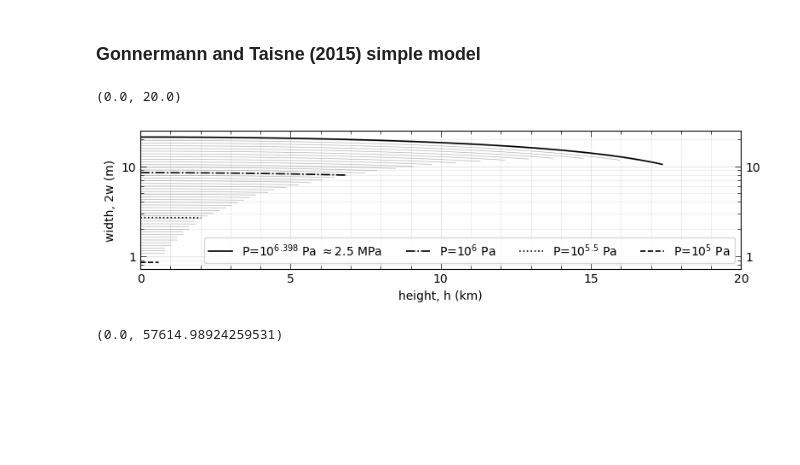
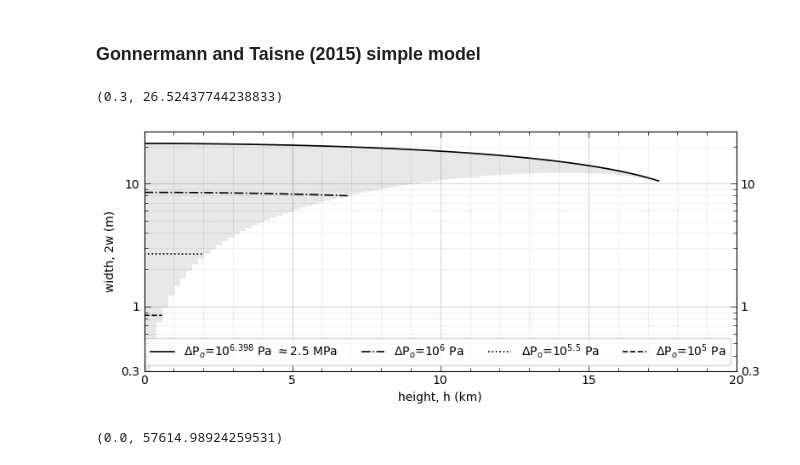
Before and after one commit to CottomR-et-al/Europa-ice-ocean-exchange, a Jupyter notebook: F25_Dikes_Europa.ipynb, the cells around one changed output. Saved outputs shown, nothing was run; the diff lists cells and outputs as text; code cells hidden in the pictures; blank space fills up the shorter version.

```diff
--- a/F25_Dikes_Europa.ipynb
+++ b/F25_Dikes_Europa.ipynb
@@ -485,9 +485,17 @@ keptdata = df[["Dike", "Composition","Length (m)", "Thickness (m)"]]
 silicic = df[df["Composition"] == "Silicic"]
 basaltic = df[df["Composition"] == "Basaltic"]
 # %%
-icedikes=[["6", 2.5, 30e3],
-          ["4", 0.25, 30e3],
-          ["2", 0.025, 30e3]]
+# Lister (1990) dike model
+# icedikes_L=[["6", 2.5, 20e3],
+#           ["4", 0.25, 20e3],
+#           ["2", 0.025, 30e3]]
+# cols = ["Dike", "Thickness (m)", "Length (m)"]
+# icedikes_L = pd.DataFrame(icedikes_L, columns=cols)
+
+# Gonnermann & Taisne (2015) dike model
+icedikes_GT=[["6.398", 11, 17.4e3],
+          ["6", 8.5, 6.8e3],
+          ["5.5", 2.8, 2e3]]
 cols = ["Dike", "Thickness (m)", "Length (m)"]
-icedikes = pd.DataFrame(icedikes, columns=cols)
+icedikes_GT = pd.DataFrame(icedikes_GT, columns=cols)
 # %%
@@ -499,13 +507,14 @@ Length (m)       30000.0
 Name: 0, dtype: object
 # %%
 # dike geometries comparison with literature
-heights = np.linspace(1e2, 100e3, 100) # m
+heights = np.linspace(1e2, 100e3, 100)
 plt.figure()
 plt.plot(basaltic["Length (m)"], basaltic["Thickness (m)"], 'x', color='red', label='Basaltic dikes')
 plt.plot(silicic["Length (m)"], silicic["Thickness (m)"], 'x', color='black', label='Silicic dikes')
-for i in range(len(icedikes)):
-    plt.plot(icedikes.iloc[i,2], icedikes.iloc[i,1], 's', ms=4, color='blue')
-    plt.text(icedikes.iloc[i,2], icedikes.iloc[i,1], f'10$^{{{icedikes.iloc[i,0]}}}$ m$^3$/s', fontsize=10, ha='right', va='top')
+for i in range(len(icedikes_GT)):
+    plt.plot(icedikes_GT.iloc[i,2], icedikes_GT.iloc[i,1], 's', ms=4, color='blue')
+    plt.text(icedikes_GT.iloc[i,2]-3, 1.3*icedikes_GT.iloc[i,1], f'10$^{{{icedikes_GT.iloc[i,0]}}}$ m$^3$/s',
+             fontsize=10, ha='right', va='top')
 plt.xscale('log')
 plt.yscale('log')
 plt.xlabel('Dike Length (m)')
@@ -526,49 +535,52 @@ max_depth
 ### Eq 10.6
 # showing dike width until stalling depth
 
-fig, ax = plt.subplots(layout='tight', figsize=(8,2.3))
+fig, ax = plt.subplots(layout='tight', figsize=(8,3.5))
 z = np.linspace(0, 20e3, 100)
 max_depth_20km = 20e3
 ax.set_prop_cycle(ls = ['solid','-.',"dotted","--"])
 for i, a in enumerate([np.log10(2.5*10**6), 6, 5.5, 5]):
     LNB = 10**a / (deltarho * g)
     lnb = z <= LNB
     halfwidth = ((1-nu) * (10**a) / G) * (np.sqrt(max_depth_20km**2 - z**2))
     plt.semilogy(z[lnb]/1e3, 2*(halfwidth[lnb]), color='black', lw = 1.2, label=rf'P=10$^{{{a:.1f}}}$ Pa')
-    plt.legend([rf'P=10$^{{{np.log10(2.5*10**6):.3f}}}$ Pa $\approx 2.5$ MPa',
-                rf'P=10$^{6}$ Pa', rf'P=10$^{{5.5}}$ Pa', rf'P=10$^{5}$ Pa'], loc='lower right', ncol=4, fontsize=10)
+    plt.legend([rf'ΔP$_o$=10$^{{{np.log10(2.5*10**6):.3f}}}$ Pa $\approx 2.5$ MPa',
+                rf'ΔP$_o$=10$^{6}$ Pa', rf'ΔP$_o$=10$^{{5.5}}$ Pa', rf'ΔP$_o$=10$^{5}$ Pa'],
+                loc='lower right', ncol=4, fontsize=10)
     # plt.legend([rf'P$\approx 2.5$ MPa',
     #             rf'P=$1$ MPa', rf'P\approx$0.32$ MPa', rf'P=$0.1$ Pa'], loc='lower center', ncol=4, fontsize=10)
 
-for i, a in enumerate(np.arange(5.1, 6.4, 0.03)):
+for i, a in enumerate(np.arange(4.5, 6.4, 0.001)):
     LNB = 10**a / (deltarho * g)
     lnb = z <= LNB
     halfwidth = ((1-nu) * (10**a) / G) * (np.sqrt(max_depth_20km**2 - z**2))
-    plt.semilogy(z[lnb]/1e3, 2*(halfwidth[lnb]), color='black', lw = 0.5, alpha = 0.3, ls = 'solid',
+    plt.semilogy(z[lnb]/1e3, 2*(halfwidth[lnb]), color='black', lw = 0.5, alpha = 0.02, ls = 'solid',
                  label=rf'10$^{{{a:.1f}}}$ Pa')
 
 ax = plt.gca()
 ax.minorticks_on()
 # ax.text(13.5, 50, rf'P=10$^{{{np.log10(2.5*10**6):.3f}}}$ Pa $\approx 2.5$ MPa', fontsize=10, ha='left', va='bottom')
 # ax.text(7.1, 7.2, rf'P=10$^{{6}}$ Pa', fontsize=10, ha='left', va='bottom')
 # ax.text(2.2, 2.4, rf'P=10$^{{5.5}}$ Pa', fontsize=10, ha='left', va='bottom')
 # ax.text(1, 0.78, rf'P=10$^{5}$ Pa', fontsize=10, ha='left', va='bottom')
 ax.xaxis.set_major_formatter(StrMethodFormatter('{x:g}'))
 ax.yaxis.set_major_formatter(StrMethodFormatter('{x:g}'))
 ax.tick_params(which='major', length=5, width=0.5, direction='in', top=True, right=True, labelright=True)
 ax.tick_params(which='minor', length=3, width=0.5, direction='in', top=True, right=True)
 ax.xaxis.set_major_locator(FixedLocator([0, 5, 10, 15, 20]))
+ax.yaxis.set_major_locator(FixedLocator([0.3, 1, 10]))
 ax.xaxis.set_major_formatter(StrMethodFormatter('{x:g}'))
 ax.xaxis.set_minor_formatter(NullFormatter())
-ax.grid(which='major', alpha=0.3)
+ax.grid(which='major', alpha=0.5)
 ax.grid(which='minor', alpha=0.2)
 # labelLines(ax.get_lines(), align=True, fontsize=10)
-plt.ylabel('width, 2w (m)')
-plt.xlabel('height, h (km)')
+plt.ylabel('width, 2w (m)', fontsize=10)
+plt.xlabel('height, h (km)', fontsize=10)
 plt.xlim(0, 20)
+plt.ylim(0.3)
 # %% [output]
-(0.0, 20.0)
+(0.3, 26.52437744238833)
-[figure, old version]
+[figure, new version]
 # %%
 # Width from fluid pressure
 # Craft 2016, á la Pollard (1987) and Broberg (1999)
```
Also changed, not shown: parts of 3 cells of this notebook.
